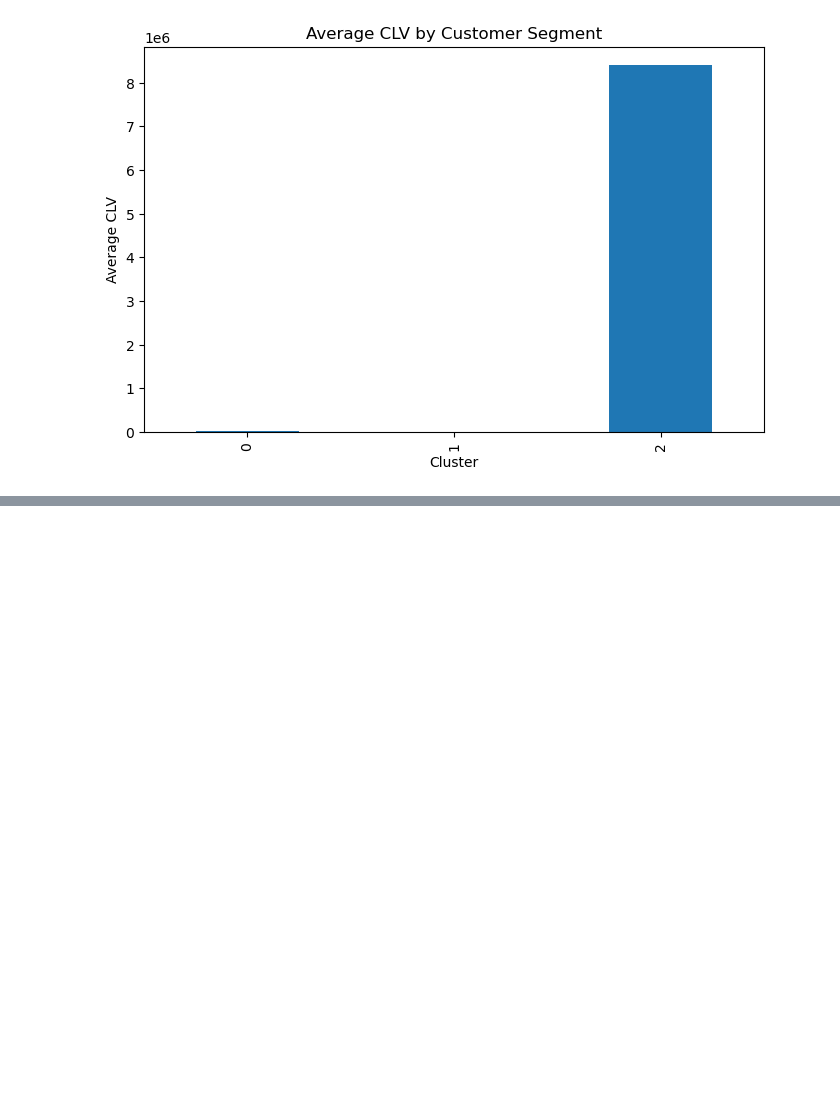
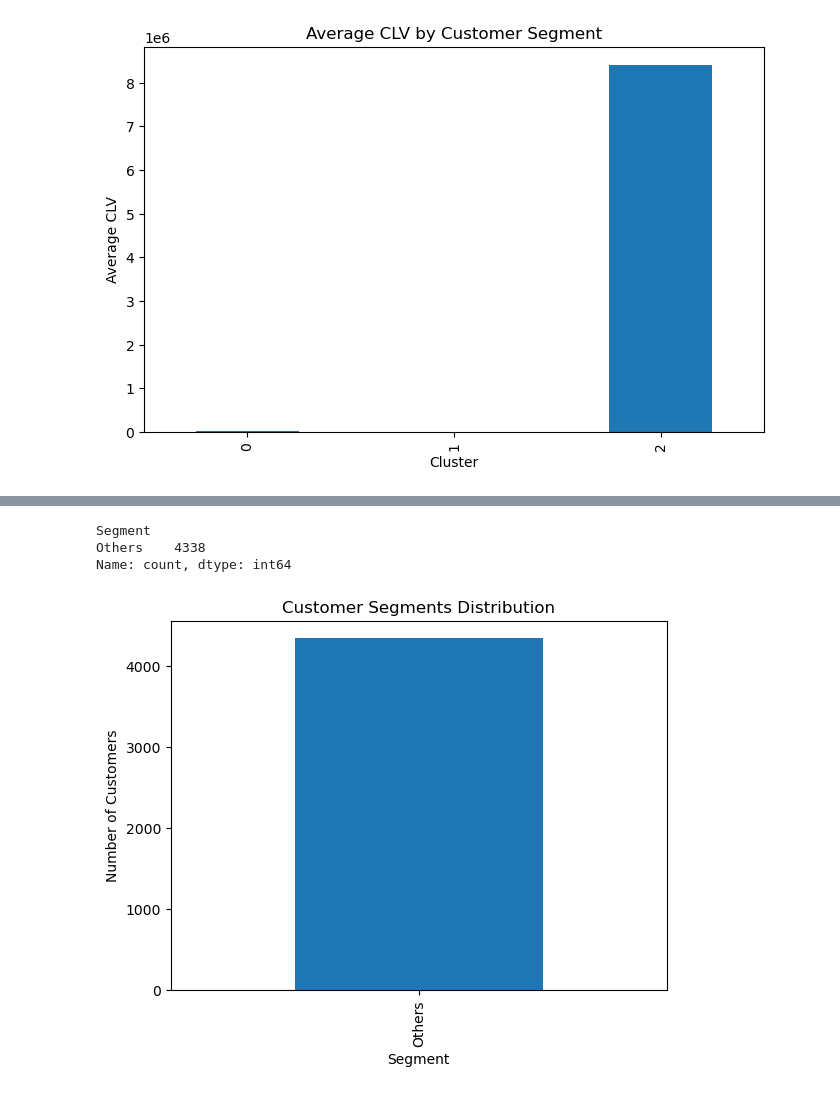
Before and after one commit to adeeb0408/online-retail-analysis, a Jupyter notebook: notebooks/online_retail_full_project.ipynb, the cells around one changed output, grey strips where cells are left out. Saved outputs shown, nothing was run; the diff lists cells and outputs as text; code cells hidden in the pictures; blank space fills up the shorter version.

```diff
--- a/notebooks/online_retail_full_project.ipynb
+++ b/notebooks/online_retail_full_project.ipynb
@@ -222,0 +379,14 @@ plt.show()
+# %%
+# Create RFM scores
+rfm["R_Score"] = pd.qcut(rfm["Recency"], 4, labels=[4, 3, 2, 1])
+rfm["F_Score"] = pd.qcut(rfm["Frequency"], 4, labels=[1, 2, 3, 4])
+rfm["M_Score"] = pd.qcut(rfm["Monetary"], 4, labels=[1, 2, 3, 4])
+
+# Combine scores
+rfm["RFM_Score"] = (
+    rfm["R_Score"].astype(str) +
+    rfm["F_Score"].astype(str) +
+    rfm["M_Score"].astype(str)
+)
+
+rfm.head()
@@ -222,0 +401,31 @@ plt.show()
+# %%
+def segment_customer(row):
+    if row["R_Score"] == "4" and row["F_Score"] == "4" and row["M_Score"] == "4":
+        return "Champions"
+    elif row["R_Score"] in ["3", "4"] and row["F_Score"] in ["3", "4"]:
+        return "Loyal Customers"
+    elif row["R_Score"] == "4" and row["F_Score"] == "1":
+        return "New Customers"
+    elif row["R_Score"] == "1" and row["F_Score"] in ["3", "4"]:
+        return "At Risk"
+    else:
+        return "Others"
+
+rfm["Segment"] = rfm.apply(segment_customer, axis=1)
+
+rfm["Segment"].value_counts()
+# %% [output]
+Segment
+Others    4338
+Name: count, dtype: int64
+# %%
+segment_counts = rfm["Segment"].value_counts()
+
+plt.figure()
+segment_counts.plot(kind="bar")
+plt.title("Customer Segments Distribution")
+plt.xlabel("Segment")
+plt.ylabel("Number of Customers")
+plt.show()
+# %% [output]
+[figure, added]
```
Also changed, not shown: parts of 16 cells of this notebook, 3 other files.
